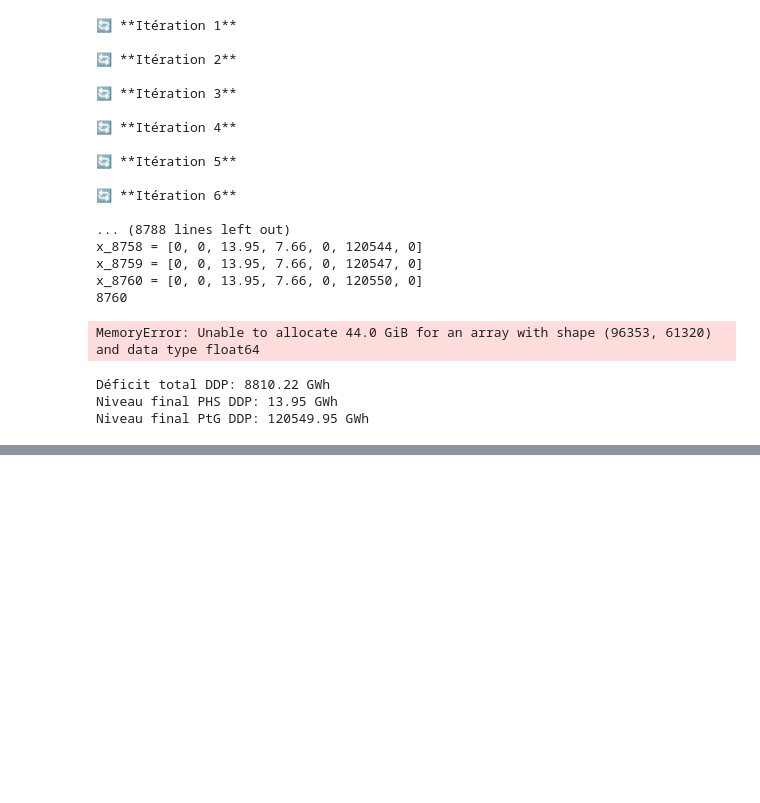
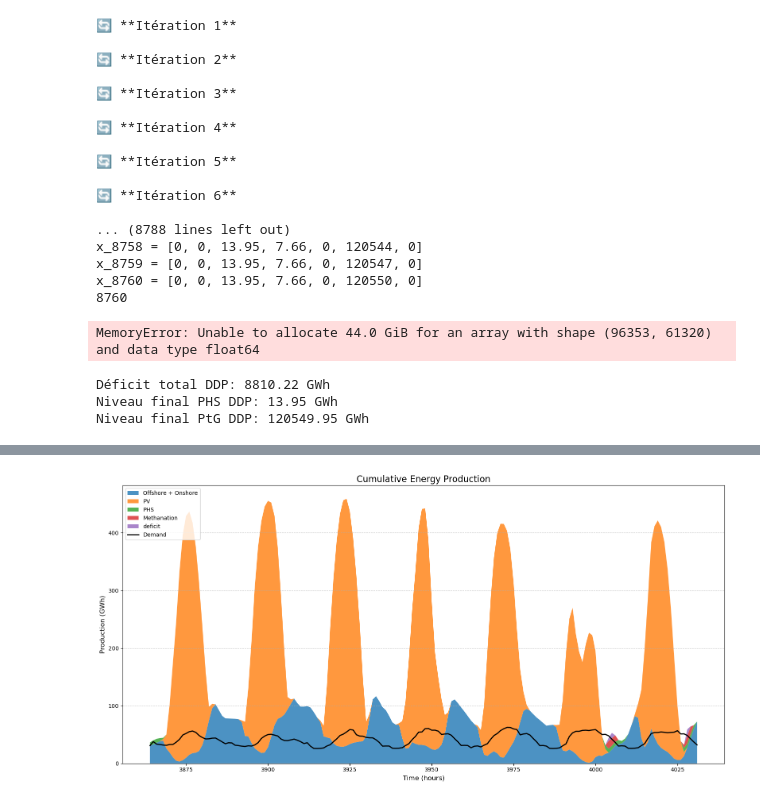
Before and after one commit to saraesk116/projet_optimisation, a Jupyter notebook: Code/test_quirion.ipynb, the cells around one changed output, grey strips where cells are left out. Saved outputs shown, nothing was run; the diff lists cells and outputs as text; code cells hidden in the pictures; blank space fills up the shorter version.

```diff
--- a/Code/test_quirion.ipynb
+++ b/Code/test_quirion.ipynb
@@ -410,0 +569,34 @@ Niveau final Power-to-Gas: 120549.9 GWh (96.4% de la capacité)
+# %%
+stack_data = [p_wind[T_plot:T_plot+168],
+              p_solar[T_plot:T_plot+168],
+              phs_efficiency * np.array(phs_out_ddp[T_plot:T_plot+168]),
+              ptg_efficiency * np.array(ptg_out_ddp[T_plot:T_plot+168]),
+              deficit_ddp[T_plot:T_plot+168]]
+labels = ['Offshore + Onshore', 'PV', 'PHS', 'Methanation','deficit']
+
+# Create the chart
+plt.figure(figsize=(16, 8))
+plt.stackplot(np.arange(T_plot,T_plot+168),
+              stack_data,
+              labels=labels,
+              alpha=0.8)
+
+# Add demand
+plt.plot(np.arange(T_plot,T_plot+168),
+          demand[T_plot:T_plot+168],
+          color='black',
+          linewidth=2,
+          label='Demand')
+
+# Add legend and labels
+plt.title('Cumulative Energy Production', fontsize=16)
+plt.ylabel('Production (GWh)', fontsize=12)
+plt.xlabel('Time (hours)', fontsize=12)
+plt.legend(loc='upper left', fontsize=10)
+plt.grid(axis='y', linestyle='--', alpha=0.7)
+plt.tight_layout()
+
+# Display the chart
+plt.show()
+# %% [output]
+[figure, added]
```
Also changed, not shown: parts of 3 cells of this notebook.
